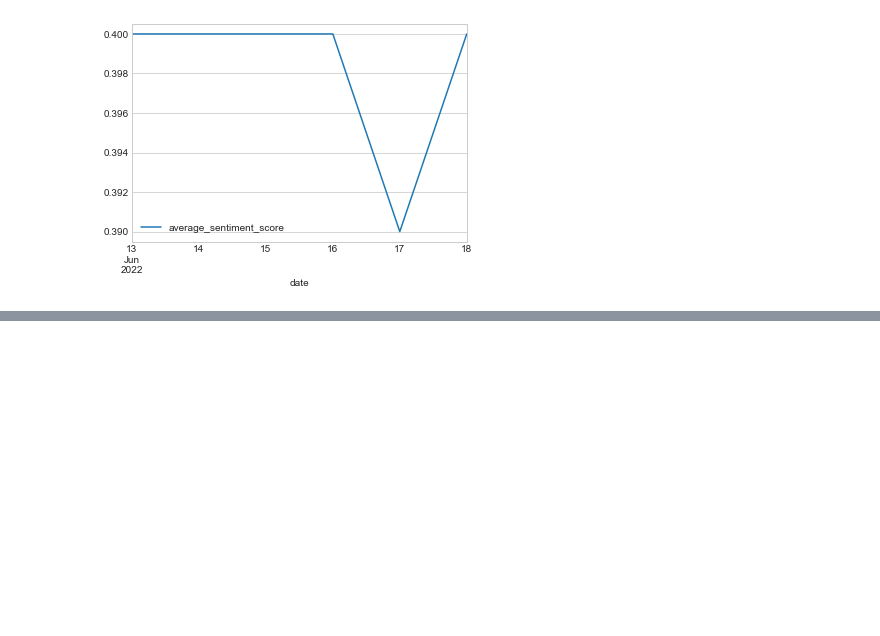
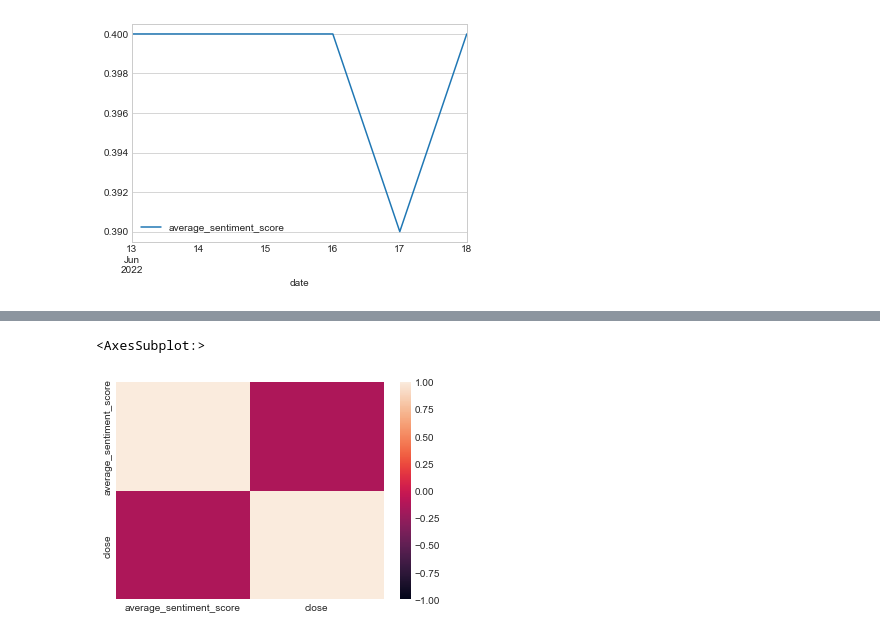
Before and after one commit to sameerlakhe/NFTSentimentAnalysis, a Jupyter notebook: NFTSentimentAnalysis.ipynb, the cells around one changed output, grey strips where cells are left out. Drawn from its saved outputs; the diff is of its cells as text; code cells hidden in the pictures; blank space fills up the shorter version.

```diff
--- a/NFTSentimentAnalysis.ipynb
+++ b/NFTSentimentAnalysis.ipynb
@@ -1179,0 +1215,6 @@ average_sentiment_score_past_days_df.plot()
+# %%
+# Use the `heatmap` function from the Seaborn library to visualize correlations
+sns.heatmap(correlation, vmin=-1, vmax=1)
+# %% [output]
+<AxesSubplot:>
+[figure, added]
```
Also changed, not shown: parts of 6 cells of this notebook, 10 other files.
